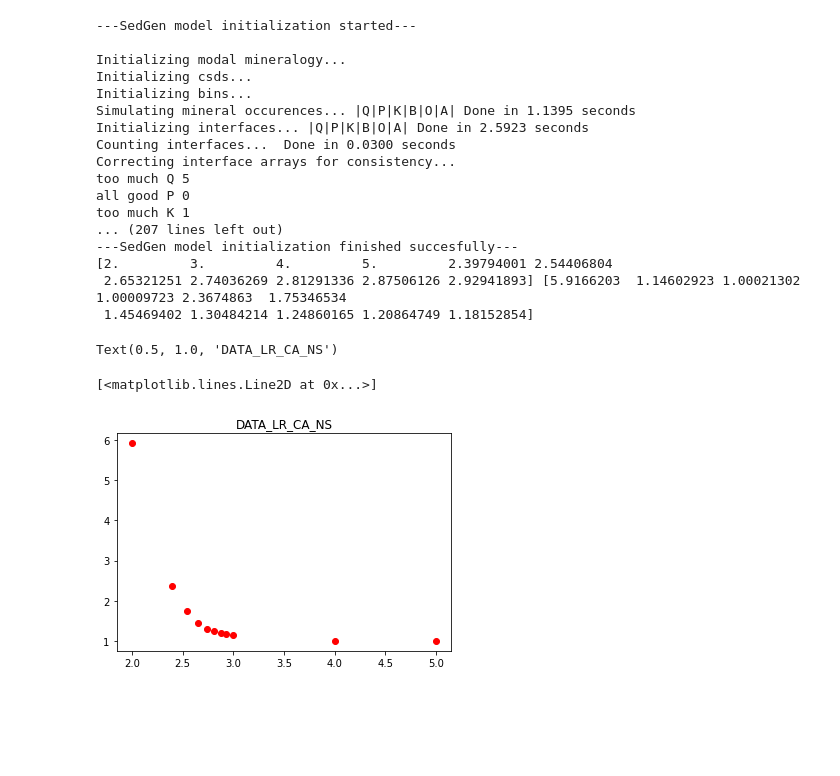
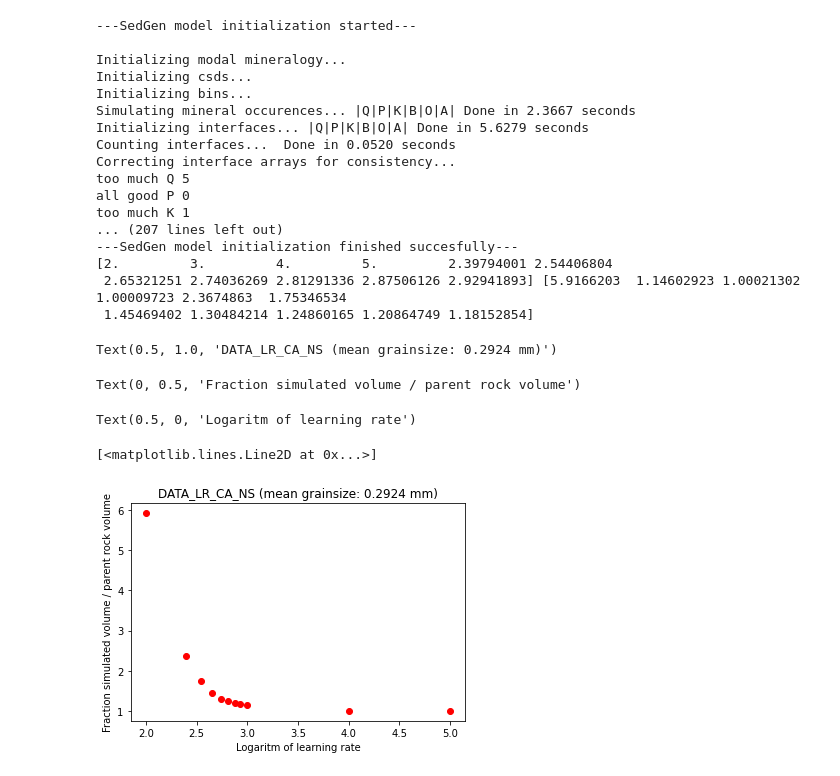
Before and after one commit to QuintenW98/SedgenmasterthesisQ, a Jupyter notebook: notebooks/testplotting.ipynb, the cells around one changed output. Drawn from its saved outputs; the diff is of its cells as text; code cells hidden in the pictures; blank space fills up the shorter version.

```diff
--- a/notebooks/testplotting.ipynb
+++ b/notebooks/testplotting.ipynb
@@ -68 +68,5 @@ print(weightedmeanAZ, weightedmeanCA_EW, weightedmeanCA_NS, weightedmeanGR, weig
 0.13818615172 0.28580413444999997 0.29244068649000005 0.22920088467000002 0.20007473485000002 0.3480563158900001
+# %%
+temp = SedGen(minerals, 150, modal_mineralogy[1], csds_AZ_means, csds_AZ_stds, learning_rate=10000, discretization_init=False, timed=True)
+temp.modal_mineralogy
+temp.simulated_volume
@@ -141,39 +178,43 @@ Text(0.5, 1.0, 'DATA_LR_CA_EW')
 # %%
 par_rock = 1e8
 datapoints_CA_NS = np.zeros(11)
 lrs_CA_NS = np.array([100, 1000, 10000, 100000, 250, 350, 450, 550, 650, 750, 850])
 
 for i, lr in enumerate(lrs_CA_NS):
     temp = SedGen(minerals, par_rock, modal_mineralogy[2], csds_CA_NS_means, csds_CA_NS_stds, learning_rate=lr, discretization_init=False, timed=True)
     datapoints_CA_NS[i] = np.sum(temp.simulated_volume) / par_rock
 
 
 logar = np.log10(lrs_CA_NS)
 print(logar, datapoints_CA_NS)
 
-plt.title('DATA_LR_CA_NS')
+plt.title('DATA_LR_CA_NS (mean grainsize: 0.2924 mm)')
+plt.ylabel('Fraction simulated volume / parent rock volume')
+plt.xlabel('Logaritm of learning rate')
 plt.plot(logar,datapoints_CA_NS,'ro')
 # %% [output]
 ---SedGen model initialization started---
 
 Initializing modal mineralogy...
 Initializing csds...
 Initializing bins...
-Simulating mineral occurences... |Q|P|K|B|O|A| Done in 1.1395 seconds
-Initializing interfaces... |Q|P|K|B|O|A| Done in 2.5923 seconds
-Counting interfaces...  Done in 0.0300 seconds
+Simulating mineral occurences... |Q|P|K|B|O|A| Done in 2.3667 seconds
+Initializing interfaces... |Q|P|K|B|O|A| Done in 5.6279 seconds
+Counting interfaces...  Done in 0.0520 seconds
 Correcting interface arrays for consistency...
 too much Q 5
 all good P 0
 too much K 1
 ... (207 lines left out)
 ---SedGen model initialization finished succesfully---
 [2.         3.         4.         5.         2.39794001 2.54406804
  2.65321251 2.74036269 2.81291336 2.87506126 2.92941893] [5.9166203  1.14602923 1.00021302 1.00009723 2.3674863  1.75346534
  1.45469402 1.30484214 1.24860165 1.20864749 1.18152854]
-Text(0.5, 1.0, 'DATA_LR_CA_NS')
+Text(0.5, 1.0, 'DATA_LR_CA_NS (mean grainsize: 0.2924 mm)')
-[<matplotlib.lines.Line2D at 0x...>]
+Text(0, 0.5, 'Fraction simulated volume / parent rock volume')
+Text(0.5, 0, 'Logaritm of learning rate')
+[<matplotlib.lines.Line2D at 0x...>]
-[figure, old version]
+[figure, new version]
 # %%
 par_rock = 1e8
 datapoints_GR = np.zeros(11)
```
Also changed, not shown: parts of 7 cells of this notebook, 1 other file.
